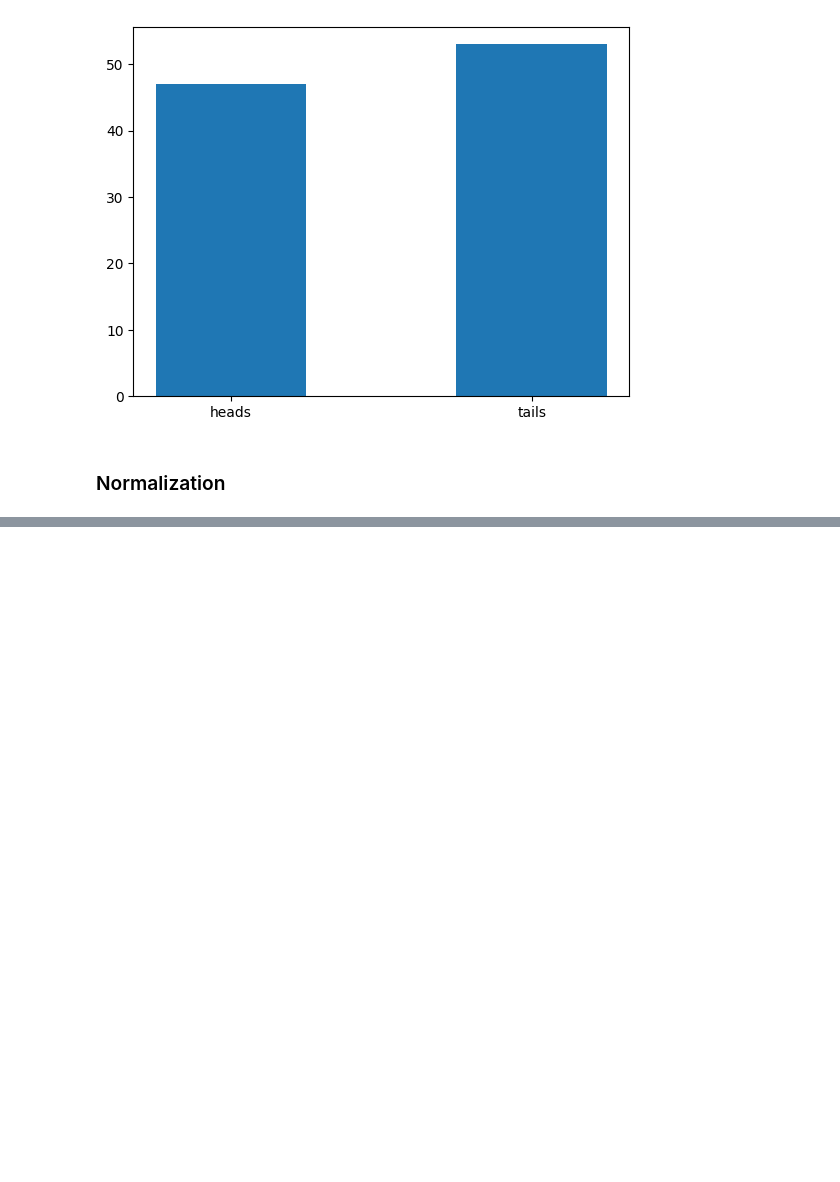
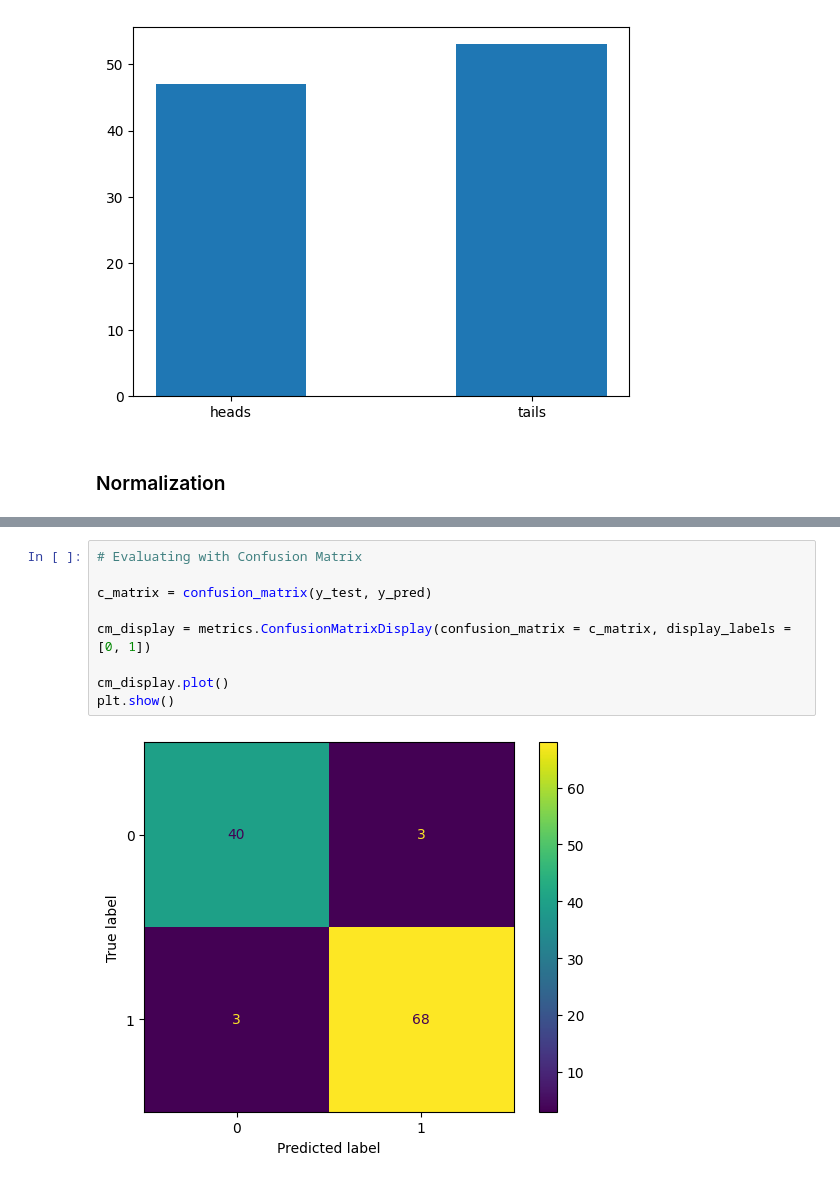
Before and after one commit to rootdrew27/workshop, a Jupyter notebook: Intro_to_ML.ipynb, the cells around one changed output, grey strips where cells are left out. Drawn from its saved outputs; the diff is of its cells as text; blank space fills up the shorter version.

```diff
--- a/Intro_to_ML.ipynb
+++ b/Intro_to_ML.ipynb
@@ -112,0 +363,11 @@ plt.show()
+# %%
+# Evaluating with Confusion Matrix
+
+c_matrix = confusion_matrix(y_test, y_pred)
+
+cm_display = metrics.ConfusionMatrixDisplay(confusion_matrix = c_matrix, display_labels = [0, 1])
+
+cm_display.plot()
+plt.show()
+# %% [output]
+[figure, added]
```
Also changed, not shown: parts of 39 cells of this notebook, 2 other files.
